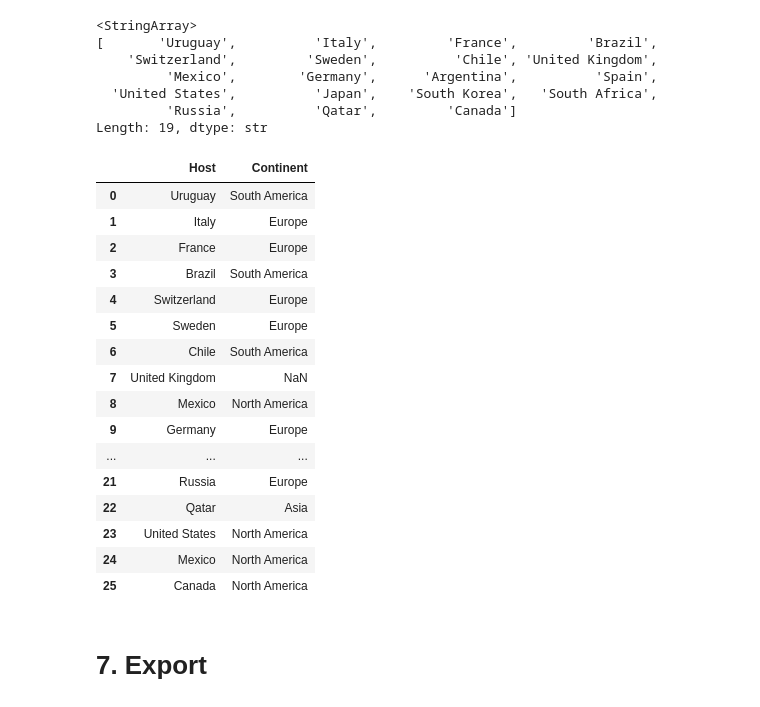
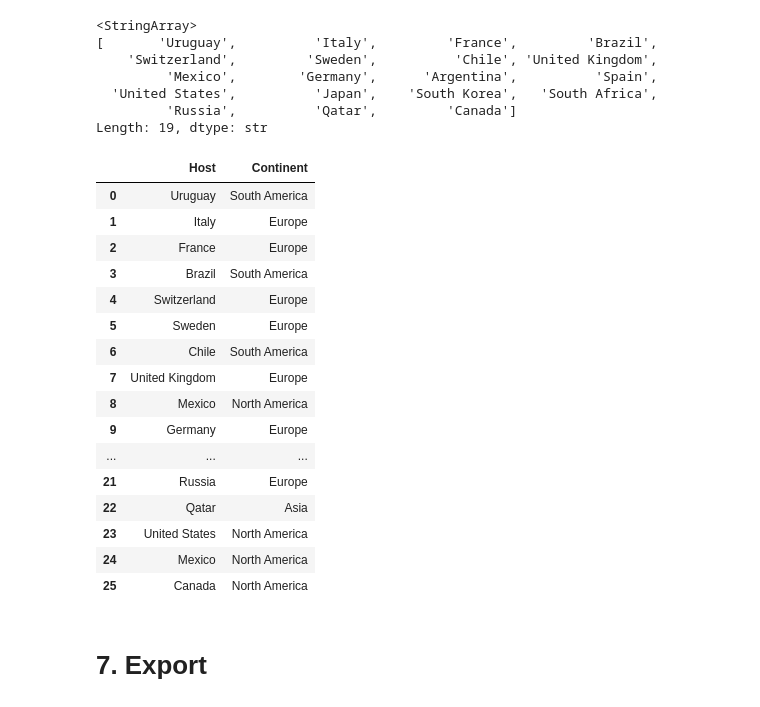
Before and after one commit to aaleksaacic/world-cup-analytics, a Jupyter notebook: notebooks/hosts.ipynb, the cells around one changed output. Cells and saved outputs as stored; diff of their text form; code cells hidden in the pictures.

Commit message:
fix: united kingdom continent

```diff
--- a/notebooks/hosts.ipynb
+++ b/notebooks/hosts.ipynb
@@ -281,35 +281,35 @@ continents = {
     "Italy": "Europe",
     "France": "Europe",
     "Brazil": "South America",
     "Switzerland": "Europe",
     "Sweden": "Europe",
     "Chile": "South America",
-    "England": "Europe",
+    "United Kingdom": "Europe",
     "Mexico": "North America",
     "Germany": "Europe",
     "Argentina": "South America",
     "Spain": "Europe",
     "United States": "North America",
     "Japan": "Asia",
     "South Korea": "Asia",
     "South Africa": "Africa",
     "Russia": "Europe",
     "Qatar": "Asia",
     "Canada": "North America"
 }
 
 data["Continent"] = data["Host"].map(continents)
 data[["Host", "Continent"]]
 # %% [output]
 |  | Host | Continent |
 | 0 | Uruguay | South America |
 | 1 | Italy | Europe |
 | 2 | France | Europe |
 | 3 | Brazil | South America |
 | 4 | Switzerland | Europe |
 | 5 | Sweden | Europe |
 | 6 | Chile | South America |
-| 7 | United Kingdom | NaN |
+| 7 | United Kingdom | Europe |
 | 8 | Mexico | North America |
 | 9 | Germany | Europe |
 | ... | ... | ... |
```
Also changed, not shown: 1 other file.
